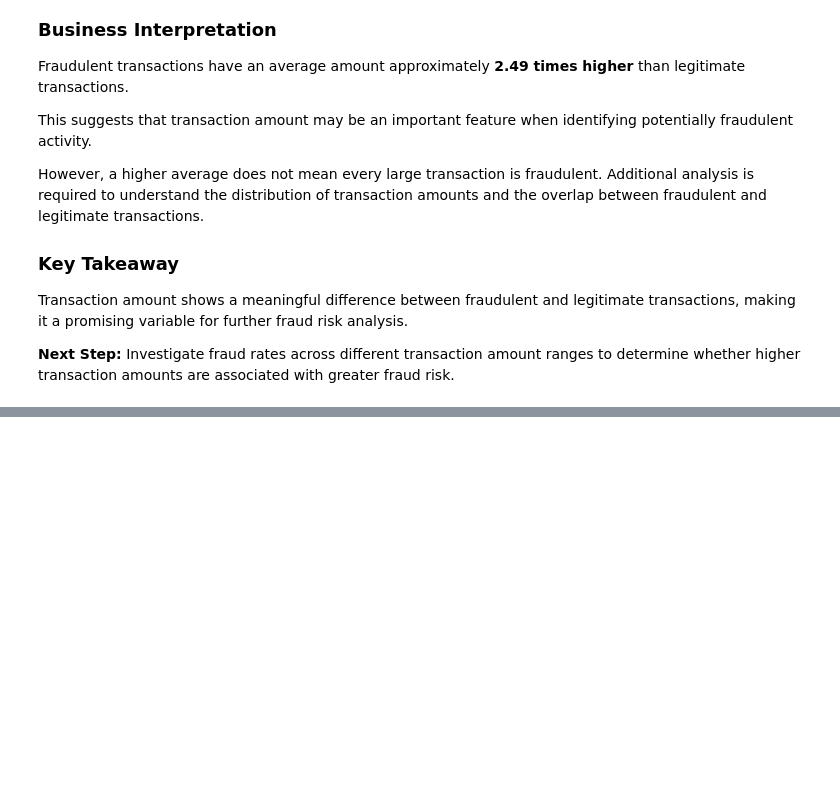
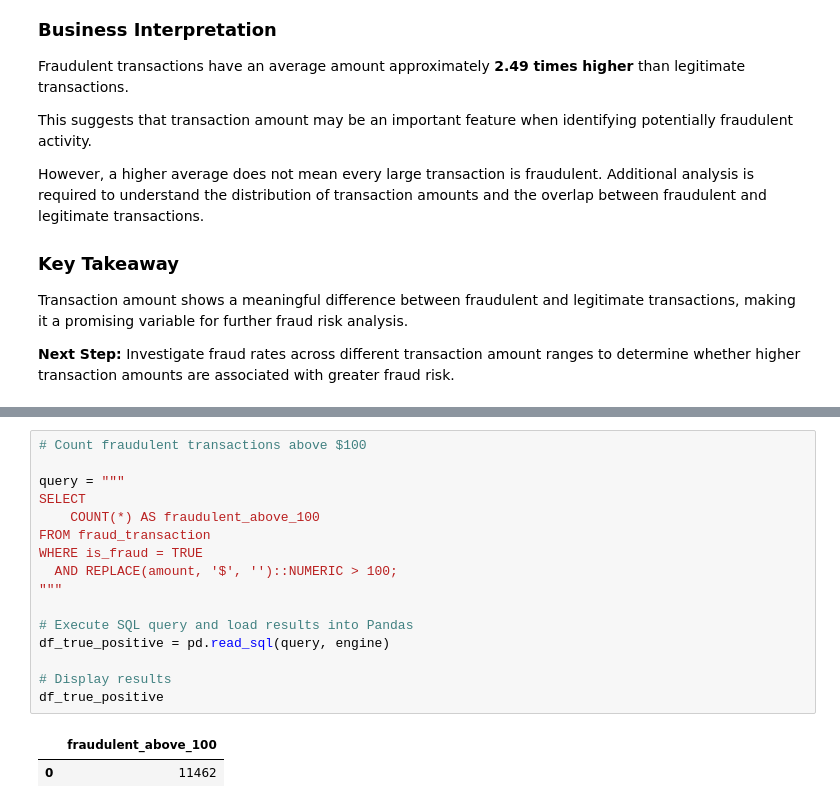
Before and after one commit to DwightDnn/credit-card-fraud-analytics, a Jupyter notebook: notebooks/02_SQL_Business_Data_Understanding.ipynb, the cells around one changed output, grey strips where cells are left out. Saved outputs shown, nothing was run; the diff lists cells and outputs as text; blank space fills up the shorter version.

```diff
--- a/notebooks/02_SQL_Business_Data_Understanding.ipynb
+++ b/notebooks/02_SQL_Business_Data_Understanding.ipynb
@@ -258,0 +538,19 @@ round(false_positive_rate,2)
+# %%
+# Count fraudulent transactions above $100
+
+query = """
+SELECT
+    COUNT(*) AS fraudulent_above_100
+FROM fraud_transaction
+WHERE is_fraud = TRUE
+  AND REPLACE(amount, '$', '')::NUMERIC > 100;
+"""
+
+# Execute SQL query and load results into Pandas
+df_true_positive = pd.read_sql(query, engine)
+
+# Display results
+df_true_positive
+# %% [output]
+|  | fraudulent_above_100 |
+| 0 | 11462 |
```
Also changed, not shown: parts of 24 cells of this notebook.
